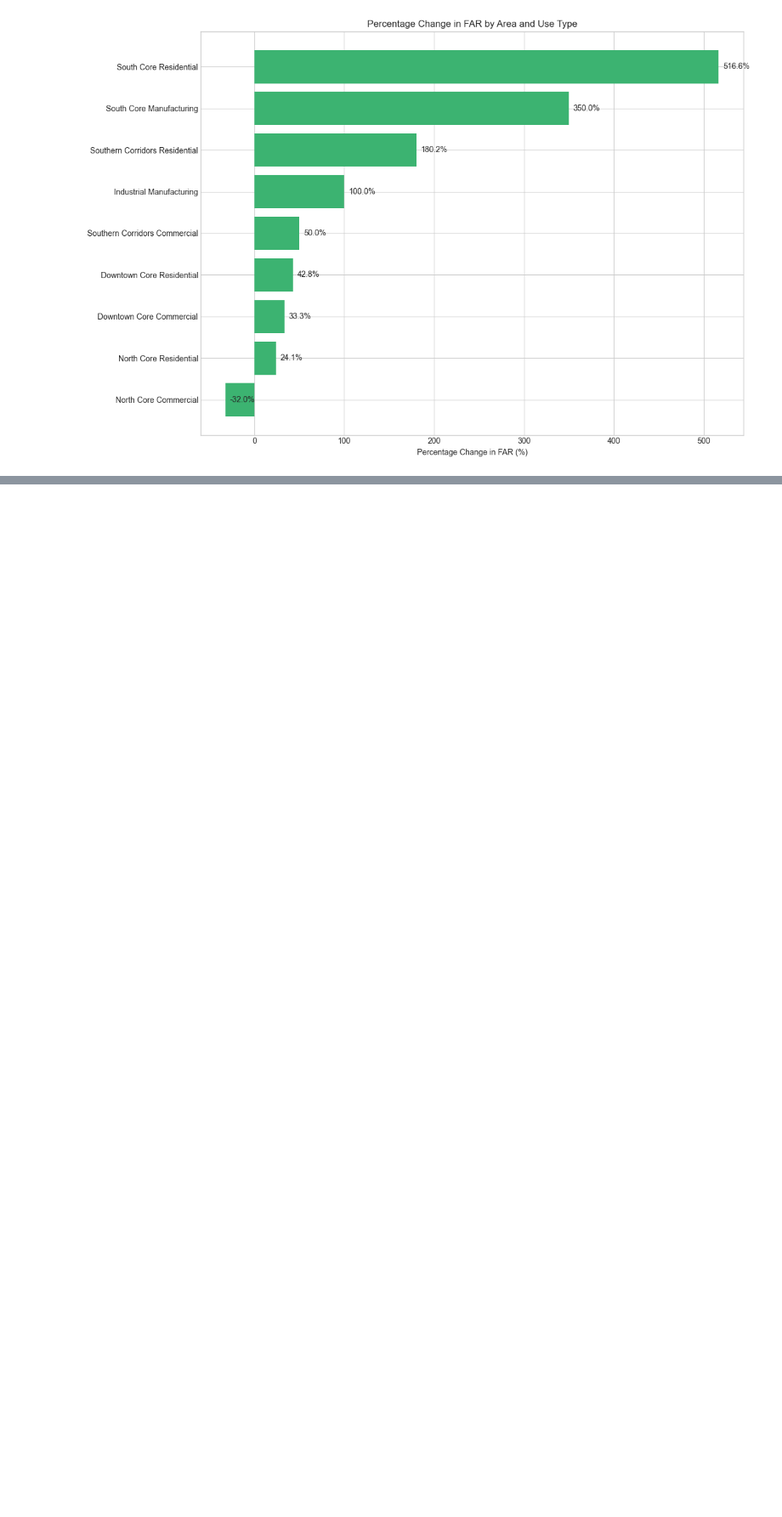
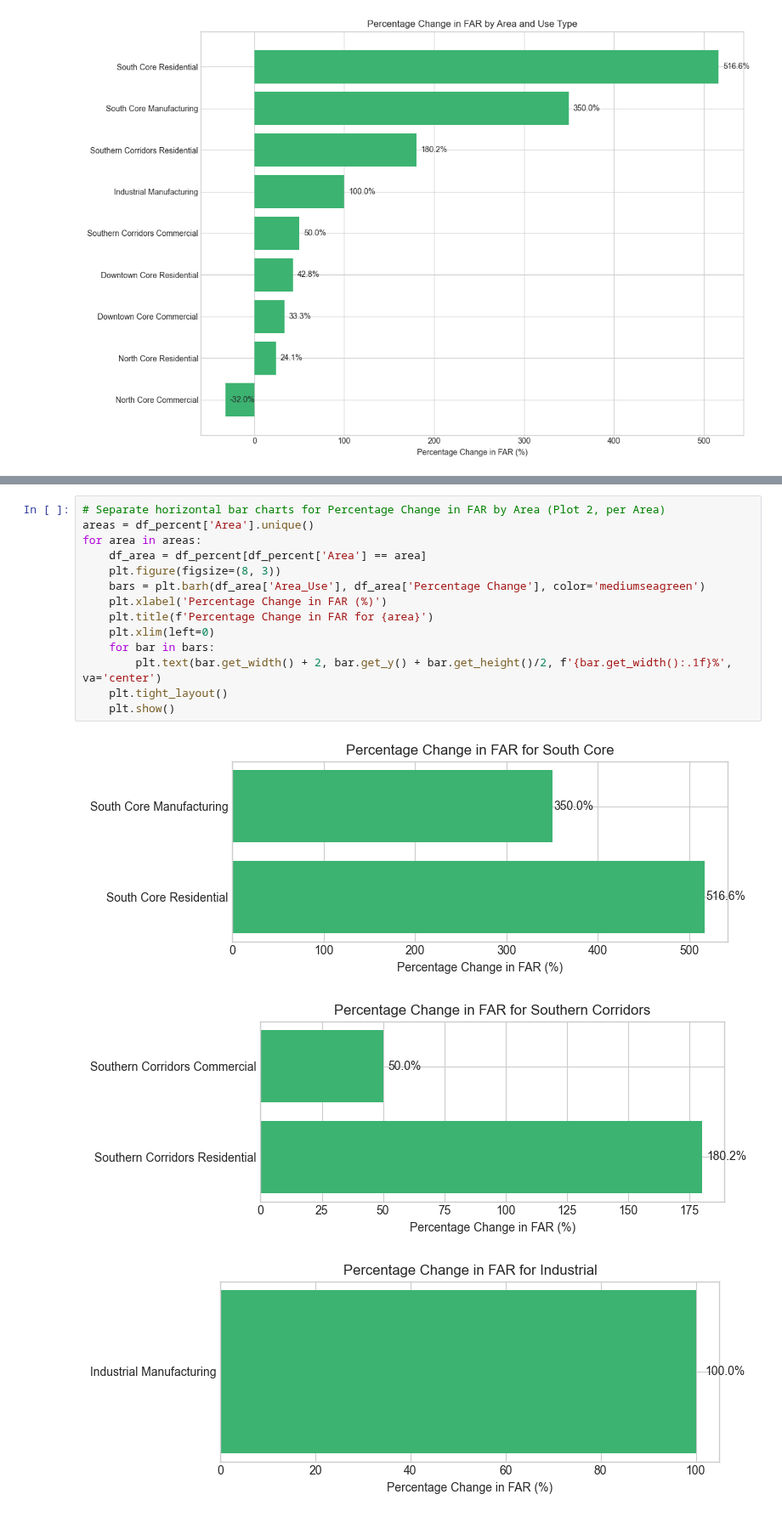
Before and after one commit to supernovaaa2024/RealEstateValuation, a Jupyter notebook: Jamaica_FAR.ipynb, the cells around one changed output, grey strips where cells are left out. Shown at 85% size. Cells and saved outputs as stored; diff of their text form; blank space fills up the shorter version.

```diff
--- a/Jamaica_FAR.ipynb
+++ b/Jamaica_FAR.ipynb
@@ -62,0 +82,18 @@ plt.savefig('percentage_far_changes.png')
+# %%
+# Separate horizontal bar charts for Percentage Change in FAR by Area (Plot 2, per Area)
+areas = df_percent['Area'].unique()
+for area in areas:
+    df_area = df_percent[df_percent['Area'] == area]
+    plt.figure(figsize=(8, 3))
+    bars = plt.barh(df_area['Area_Use'], df_area['Percentage Change'], color='mediumseagreen')
+    plt.xlabel('Percentage Change in FAR (%)')
+    plt.title(f'Percentage Change in FAR for {area}')
+    plt.xlim(left=0)
+    for bar in bars:
+        plt.text(bar.get_width() + 2, bar.get_y() + bar.get_height()/2, f'{bar.get_width():.1f}%', va='center')
+    plt.tight_layout()
+    plt.show()
+# %% [output]
+[figure, added]
+[figure, added]
+[figure, added]
```
Also changed, not shown: parts of 2 cells of this notebook, 2 other files.
